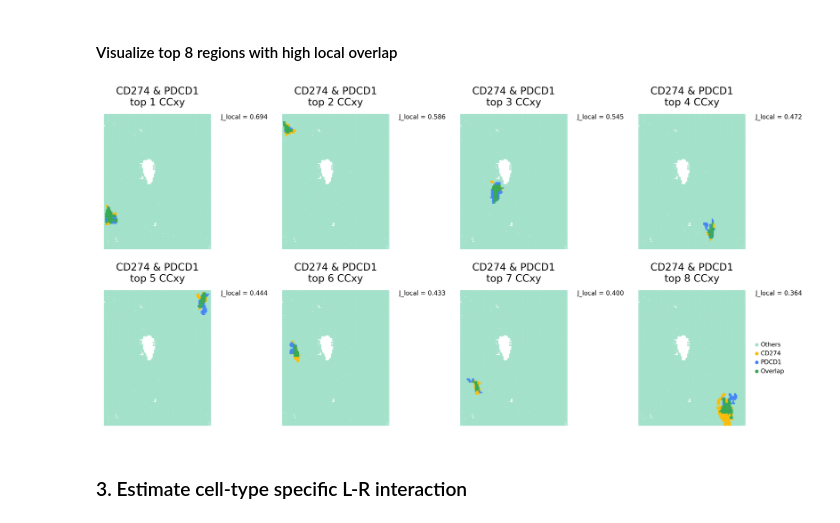
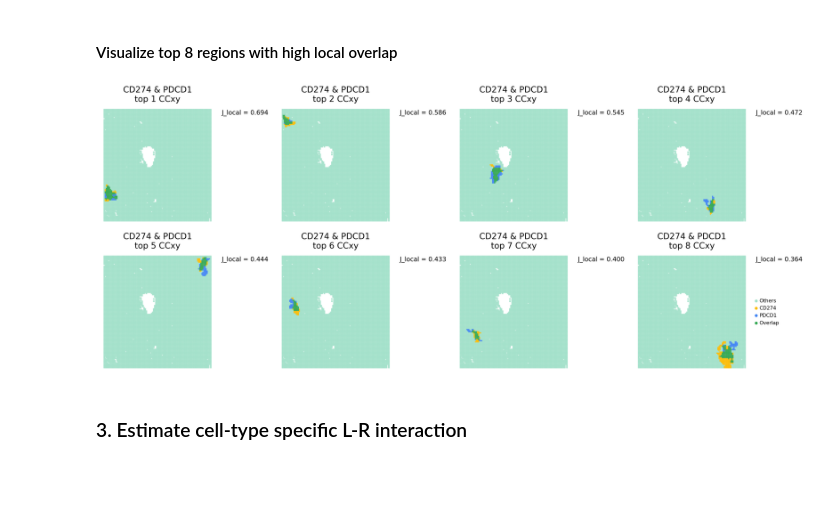
Before and after one commit to bsungwoo/STopover, a Jupyter notebook: SMI_sample.ipynb, the cells around one changed output. Cells and saved outputs as stored; diff of their text form; code cells hidden in the pictures; blank space fills up the shorter version.

```diff
--- a/SMI_sample.ipynb
+++ b/SMI_sample.ipynb
@@ -233,10 +237,10 @@ sp_adata.vis_all_connected(feat_name_x='CD274', feat_name_y='PDCD1',
 # %%
 sp_adata.vis_jaccard_top_n_pair(feat_name_x='CD274', feat_name_y='PDCD1',
                                 top_n = 8, ncol = 4, alpha = 0.8, dot_size=3,
-                                fig_size = (5,5), title_fontsize = 20, legend_fontsize = 12,
+                                fig_size = (6,5), title_fontsize = 20, legend_fontsize = 12,
                                 title = '', return_axis=False, save=True, dpi=200)
 # %% [output]
-[figure, old version]
+[figure, new version]
 # %% [markdown]
 ### 3. Estimate cell-type specific L-R interaction
 # %% [markdown]
```
Also changed, not shown: parts of 19 cells of this notebook, 1 other file.
